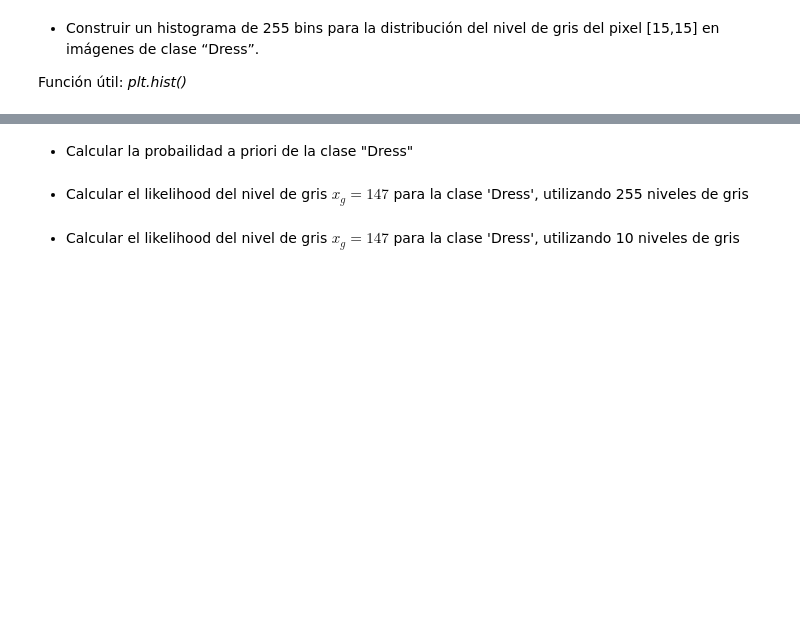
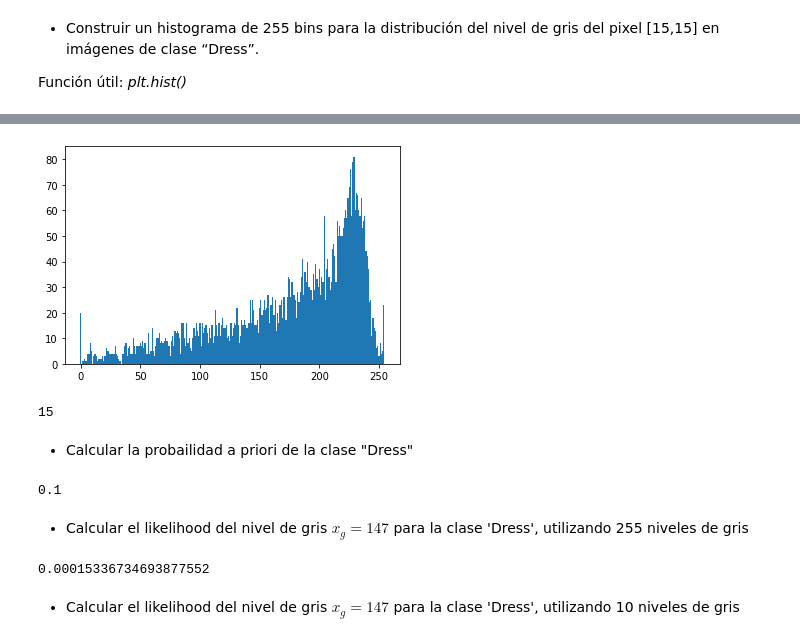
Before and after one commit to rocioparra/redes-neuronales, a Jupyter notebook: 02-naive-bayes/RN20202Q_NaiveBayes_Parra.ipynb, the cells around one changed output, grey strips where cells are left out. Cells and saved outputs as stored; diff of their text form; code cells hidden in the pictures; blank space fills up the shorter version.

```diff
--- a/02-naive-bayes/RN20202Q_NaiveBayes_Parra.ipynb
+++ b/02-naive-bayes/RN20202Q_NaiveBayes_Parra.ipynb
@@ -95,6 +119,52 @@ Función útil: *plt.hist()*
+# %%
+def clothes_dict(names, pics):
+    clothes = defaultdict(list)
+    for i, article in enumerate(names):
+        clothes[label_dict[article]].append(pics[i])
+
+    for name in clothes:
+        clothes[name] = Article(name=name, pics=clothes[name],
+                                priori=len(clothes[name])/len(pics))
+
+    return clothes
+
+class Article:
+    def __init__(self, name, pics, priori):
+        self.name = str(name)
+        self.imgs = np.array(pics)
+        self.priori = priori
+
+        self.pixels = self.imgs.ravel() # view - doesnt copy all data!
+        self.n_pxls = len(self.pixels)
+
+        # for access by row -> col -> img
+        self.from_pxls = self.imgs.swapaxes(0, 1).swapaxes(1, 2) # view - doesnt copy all data!
+
+    def __len__(self):
+        return len(self.imgs)
+# %%
+clothes_train = clothes_dict(names=y_train, pics=X_train.reshape(-1, 28, 28))
+# %%
+hist, bins = np.histogram(clothes_train['Dress'].from_pxls[15][15], bins=255)
+plt.bar(x=bins[:-1], height=hist, width=1)
+plt.show()
+print(hist[147])
+# %% [output]
+[figure, added]
+15
 # %% [markdown]
 - Calcular la probailidad a priori de la clase "Dress"
+# %%
+dress = clothes_train['Dress']
+print(dress.priori)
+# %% [output]
+0.1
 # %% [markdown]
 - Calcular el likelihood del nivel de gris $x_g=147$ para la clase 'Dress', utilizando 255 niveles de gris
+# %%
+hist255 = np.histogram(dress.pixels, bins=255)[0] / dress.n_pxls
+print(hist255[147] * dress.priori)
+# %% [output]
+0.00015336734693877552
 # %% [markdown]
 - Calcular el likelihood del nivel de gris $x_g=147$ para la clase 'Dress', utilizando 10 niveles de gris
```
Also changed, not shown: parts of 24 cells of this notebook.
